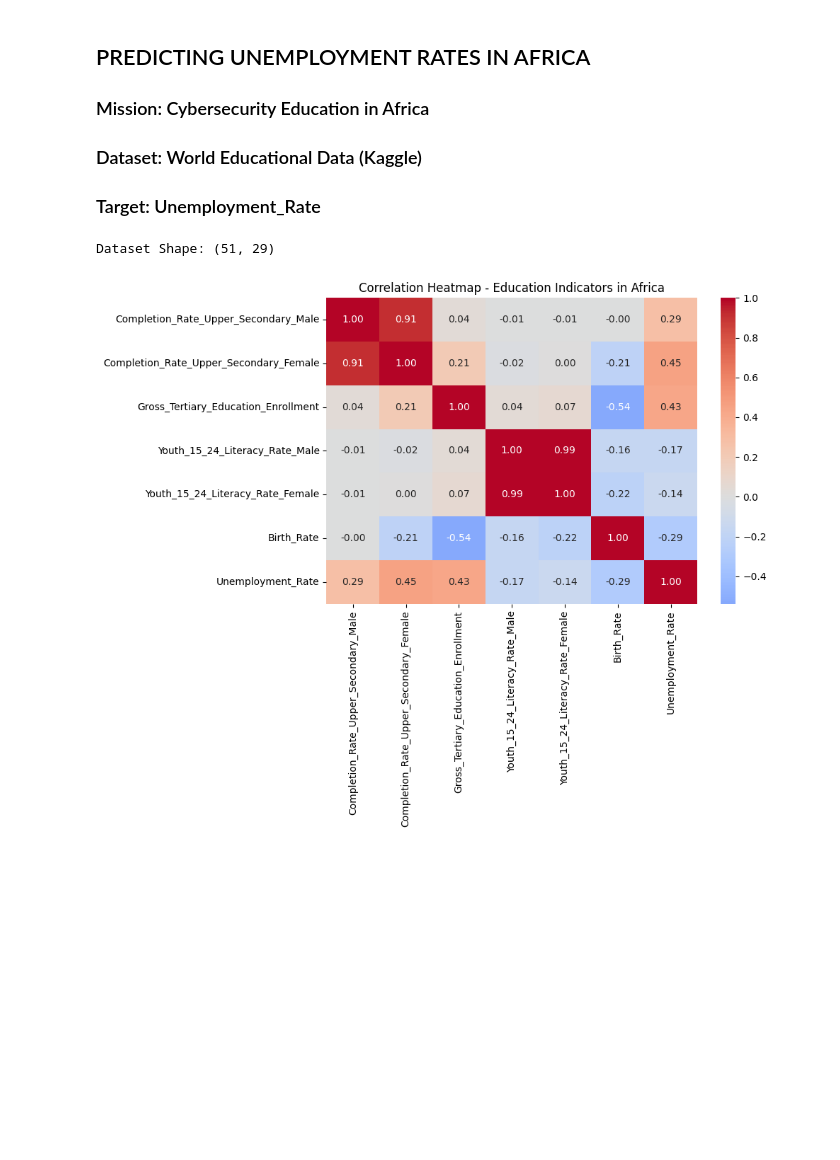
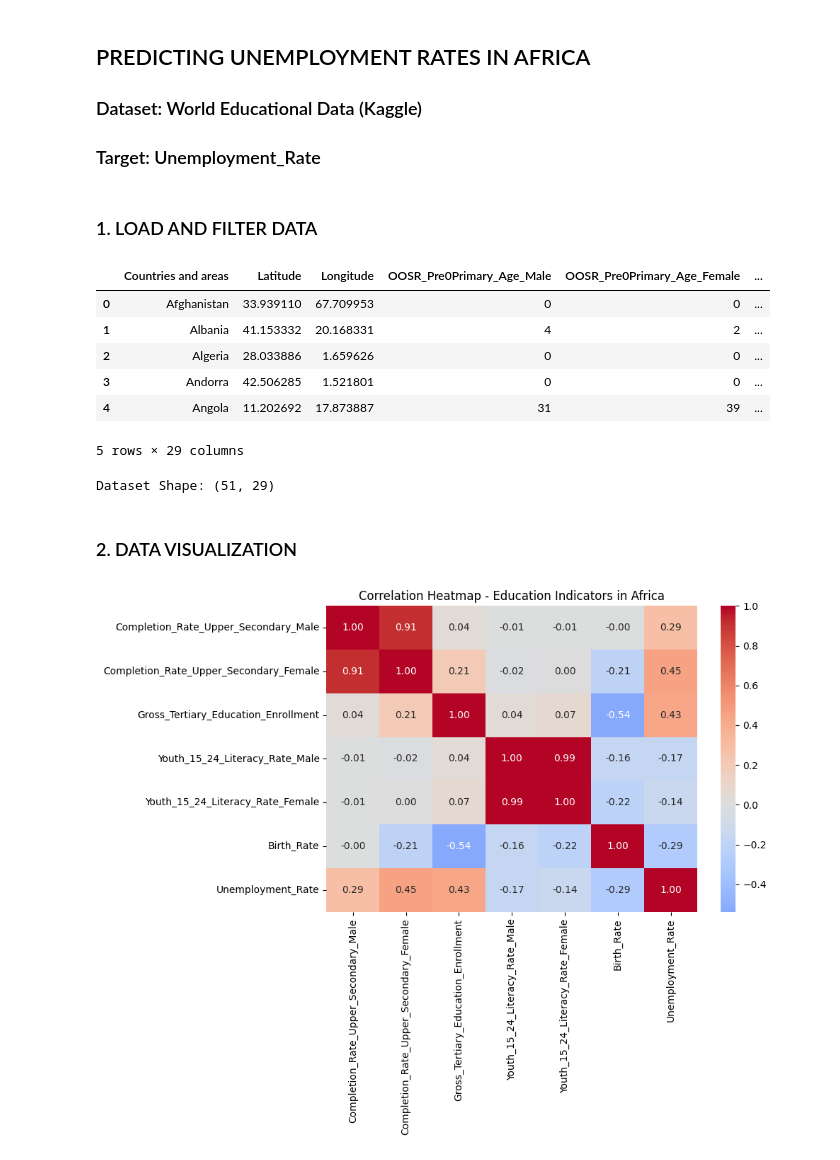
Before and after one commit to Nick-Lemy/Summative_Regression-Analysis, a Jupyter notebook: model/summative.ipynb, the cells around one changed output. Saved outputs shown, nothing was run; the diff lists cells and outputs as text; code cells hidden in the pictures; blank space fills up the shorter version.

```diff
--- a/model/summative.ipynb
+++ b/model/summative.ipynb
@@ -1,6 +1,5 @@
 # %% [markdown]
 ## PREDICTING UNEMPLOYMENT RATES IN AFRICA
-### Mission: Cybersecurity Education in Africa
 ### Dataset: World Educational Data (Kaggle)
 ### Target: Unemployment_Rate
 # %%
@@ -15,4 +14,17 @@ from sklearn.tree import DecisionTreeRegressor
 from sklearn.ensemble import RandomForestRegressor
 from sklearn.metrics import mean_squared_error, r2_score
 import joblib
+# %% [markdown]
+### 1. LOAD AND FILTER DATA
+# %%
+df = pd.read_csv("Global_Education.csv", encoding="latin1")
+df.head()
+# %% [output]
+|  | Countries and areas | Latitude | Longitude | OOSR_Pre0Primary_Age_Male | OOSR_Pre0Primary_Age_Female | ... |
+| 0 | Afghanistan | 33.939110 | 67.709953 | 0 | 0 | ... |
+| 1 | Albania | 41.153332 | 20.168331 | 4 | 2 | ... |
+| 2 | Algeria | 28.033886 | 1.659626 | 0 | 0 | ... |
+| 3 | Andorra | 42.506285 | 1.521801 | 0 | 0 | ... |
+| 4 | Angola | 11.202692 | 17.873887 | 31 | 39 | ... |
+5 rows × 29 columns
 # %%
@@ -37,4 +45,6 @@ df_africa = df[df['Countries and areas'].isin(african_countries)].copy()
 print(f"Dataset Shape: {df_africa.shape}")
 # %% [output]
 Dataset Shape: (51, 29)
+# %% [markdown]
+### 2. DATA VISUALIZATION
 # %%
```
Also changed, not shown: parts of 12 cells of this notebook, 3 other files.
